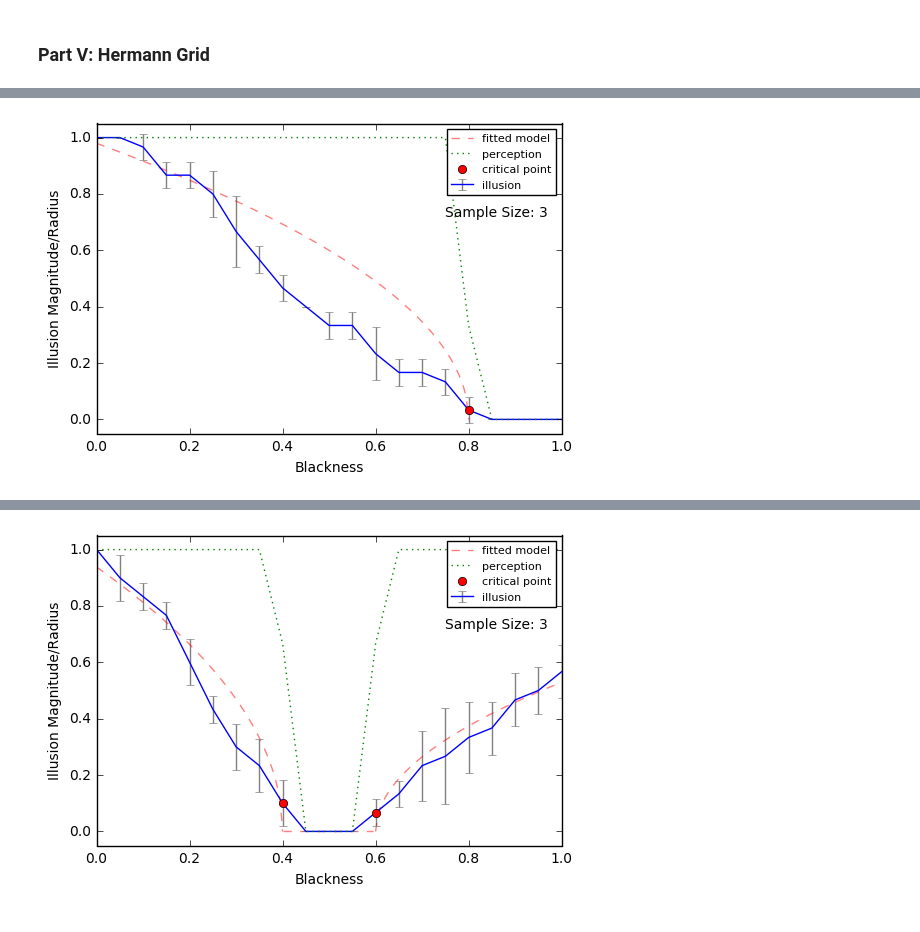
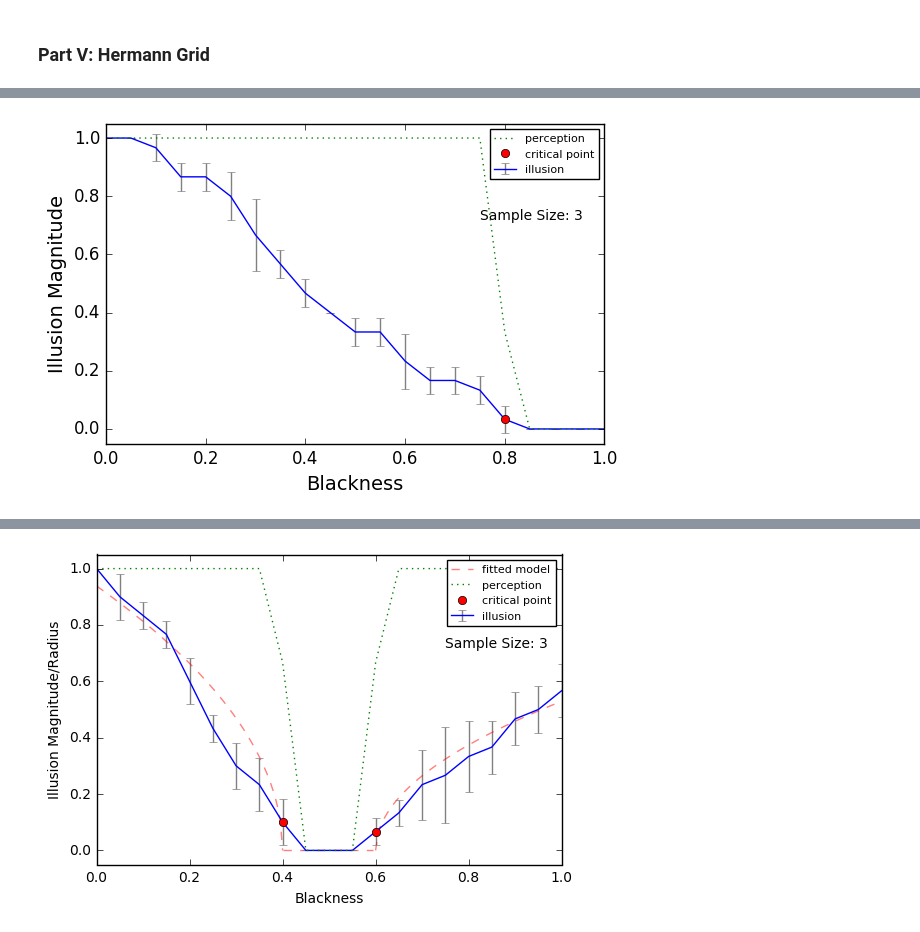
Before and after one commit to sunericd/Contrast-dynamics-of-Scintillating-and-Hermann-Grid-illusions, a Jupyter notebook: mainFigures.ipynb, the cells around one changed output, grey strips where cells are left out. Drawn from its saved outputs; the diff is of its cells as text; code cells hidden in the pictures.

```diff
--- a/mainFigures.ipynb
+++ b/mainFigures.ipynb
@@ -70,6 +70,7 @@ def Grapher (filename, filename_bin='none', title='none', xtitle='none',
         b.append(0)
         pl.plot(a, b, 'r--', alpha=0.5, label='fitted model')
 
+
     elif function is 'double' and critical_point is not 'none':
         a=[]
         b=[]
@@ -103,14 +104,14 @@ def Grapher (filename, filename_bin='none', title='none', xtitle='none',
         pl.plot(labels, mean_data2, ':', label='perception')
     pl.annotate('Sample Size: '+str(sample_size), xy=(0.75, 0.7), xycoords='axes fraction')
     if title is not "none":
-        pl.title(title)
+        pl.title(title, fontsize=14)
     if xtitle is not "none":
-        pl.xlabel(xtitle)
+        pl.xlabel(xtitle, fontsize=14)
     if critical_point is not "none":
         crit_idxs = []
         i=0
         for crit_pt in critical_point:
-            crit_idx = labels.index(crit_pt)
+            crit_idx = labels.index(round(critical_point[i],2))
             crit_idxs.append(crit_idx)
             if i < 1:
                 pl.plot(crit_pt, mean_data[crit_idx], 'ro', label='critical point')
@@ -120,6 +121,9 @@ def Grapher (filename, filename_bin='none', title='none', xtitle='none',
     pl.ylim([-0.05, 1.05])
     pl.xlim([min(labels), max(labels)])
     pl.legend(numpoints=1, prop={'size': 8})
-    pl.ylabel('Illusion Magnitude/Radius')
-    pl.savefig("./Figures/"+filename, dpi=500)
+    pl.ylabel('Illusion Magnitude', fontsize=14)
+    pl.tick_params(axis='both', which='major', labelsize=12)
+    pl.tick_params(axis='both', which='minor', labelsize=12)
+    pl.tight_layout()
+    pl.savefig("./Figures/"+filename, dpi=700)
     pl.show()
@@ -225,5 +354,4 @@ Grapher("bg_blackness", "bg_blackness_bin", title='none', xtitle = 'Blackness',
 # %%
-Grapher("HG", "HG_bin", title='none', xtitle = 'Blackness', critical_point=[0.80],
-        function='quadratic_dec', scale=1.2)
+Grapher("HG", "HG_bin", title='none', xtitle = 'Blackness', critical_point=[0.80])
 # %% [output]
-[figure, old version]
+[figure, new version]
```
Also changed, not shown: parts of 10 cells of this notebook, 1 other file.
